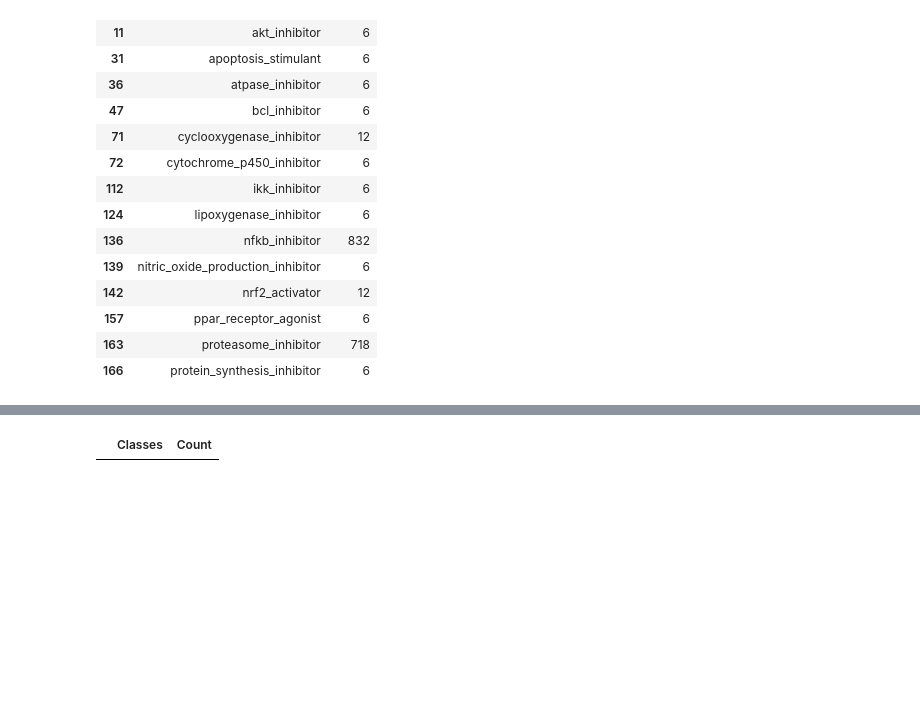
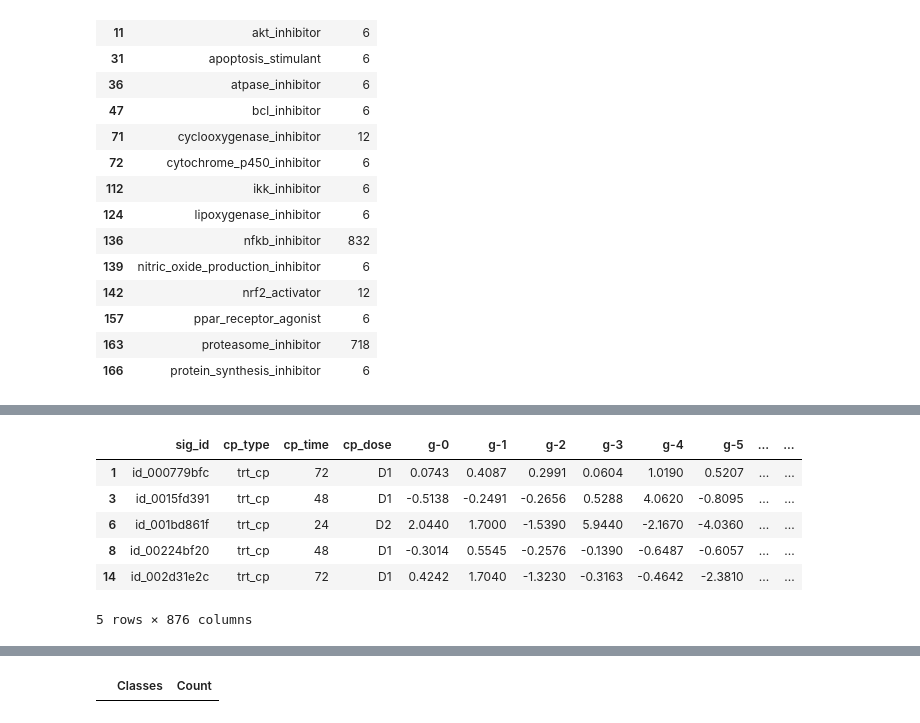
Before and after one commit to QingchuanLyu/Classifying-Mechanism-of-Action, a Jupyter notebook: Mechanisms of Action Prediction.ipynb, the cells around one changed output, grey strips where cells are left out. Saved outputs shown, nothing was run; the diff lists cells and outputs as text; code cells hidden in the pictures; blank space fills up the shorter version.

```diff
--- a/Mechanisms of Action Prediction.ipynb
+++ b/Mechanisms of Action Prediction.ipynb
@@ -182,0 +187,10 @@ train_targets_scored.loc[train_targets_scored.count_class==0]
+# %%
+train_features_no_class.head(5)
+# %% [output]
+|  | sig_id | cp_type | cp_time | cp_dose | g-0 | g-1 | g-2 | g-3 | g-4 | g-5 | ... | ... |
+| 1 | id_000779bfc | trt_cp | 72 | D1 | 0.0743 | 0.4087 | 0.2991 | 0.0604 | 1.0190 | 0.5207 | ... | ... |
+| 3 | id_0015fd391 | trt_cp | 48 | D1 | -0.5138 | -0.2491 | -0.2656 | 0.5288 | 4.0620 | -0.8095 | ... | ... |
+| 6 | id_001bd861f | trt_cp | 24 | D2 | 2.0440 | 1.7000 | -1.5390 | 5.9440 | -2.1670 | -4.0360 | ... | ... |
+| 8 | id_00224bf20 | trt_cp | 48 | D1 | -0.3014 | 0.5545 | -0.2576 | -0.1390 | -0.6487 | -0.6057 | ... | ... |
+| 14 | id_002d31e2c | trt_cp | 72 | D1 | 0.4242 | 1.7040 | -1.3230 | -0.3163 | -0.4642 | -2.3810 | ... | ... |
+5 rows × 876 columns
```
Also changed, not shown: parts of 7 cells of this notebook.
